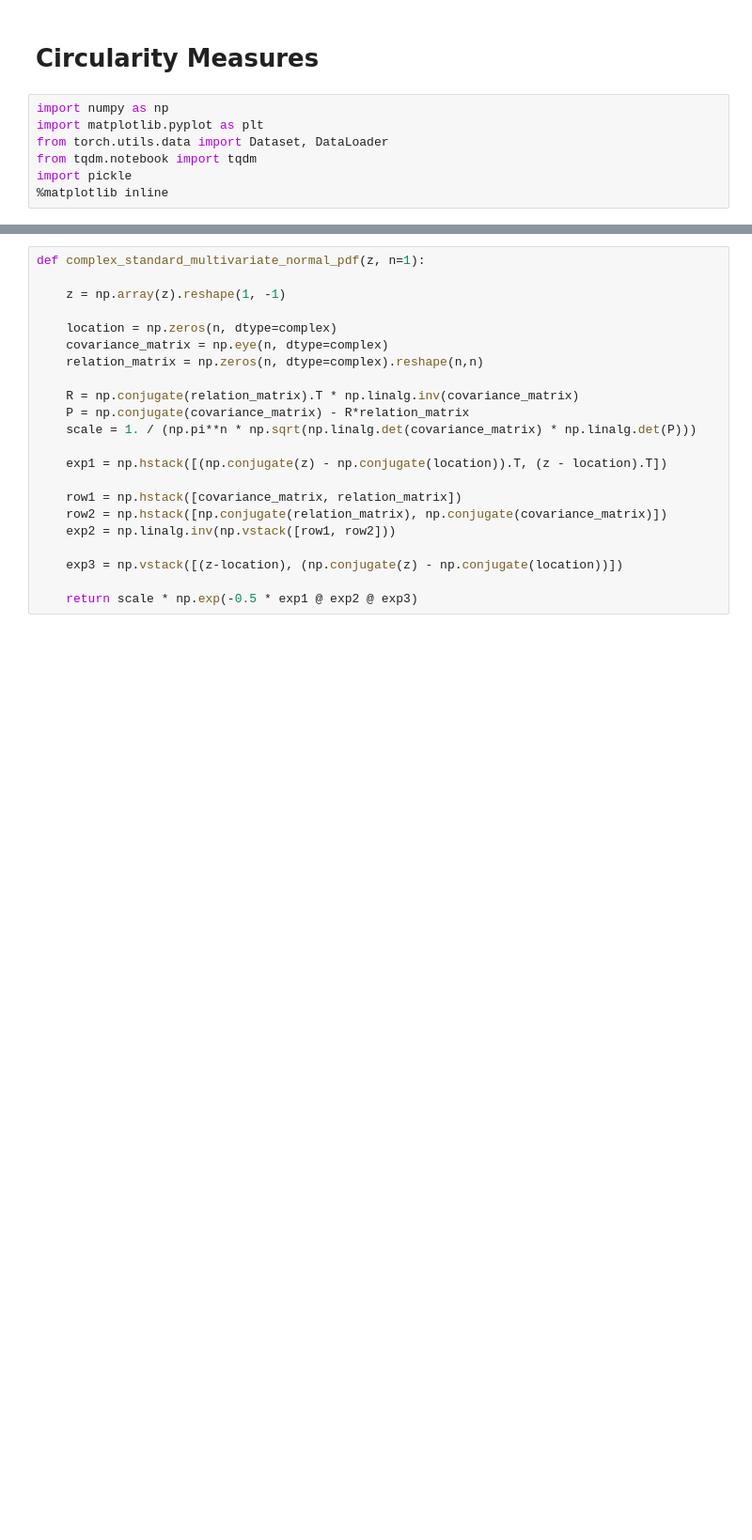
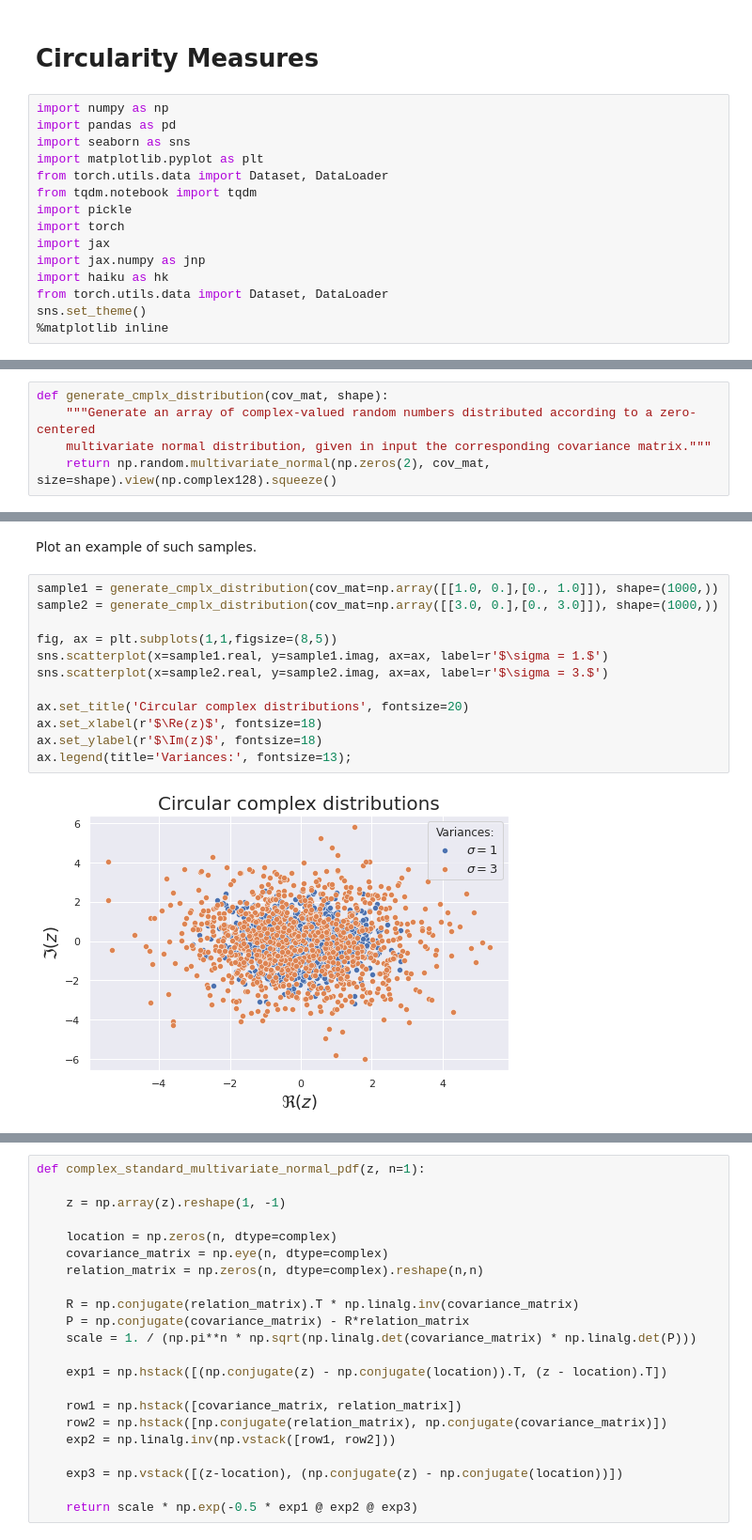
Before and after one commit to MattiaPujatti/complex-valued-deep-learning-for-condition-monitoring, a Jupyter notebook: Circularity_Measures.ipynb, the cells around one changed output, grey strips where cells are left out. Shown at 94% size. Drawn from its saved outputs; the diff is of its cells as text; blank space fills up the shorter version.

Commit message:
Updated circularity notebook

```diff
--- a/Circularity_Measures.ipynb
+++ b/Circularity_Measures.ipynb
@@ -2,8 +2,16 @@
 # Circularity Measures
 # %%
 import numpy as np
+import pandas as pd
+import seaborn as sns
 import matplotlib.pyplot as plt
 from torch.utils.data import Dataset, DataLoader
 from tqdm.notebook import tqdm
 import pickle
+import torch
+import jax
+import jax.numpy as jnp
+import haiku as hk
+from torch.utils.data import Dataset, DataLoader
+sns.set_theme()
 %matplotlib inline
@@ -15,0 +90,5 @@ config.update("jax_enable_x64", True)
+# %%
+def generate_cmplx_distribution(cov_mat, shape):
+    """Generate an array of complex-valued random numbers distributed according to a zero-centered
+    multivariate normal distribution, given in input the corresponding covariance matrix."""
+    return np.random.multivariate_normal(np.zeros(2), cov_mat, size=shape).view(np.complex128).squeeze()
@@ -15,0 +168,16 @@ config.update("jax_enable_x64", True)
+# %% [markdown]
+Plot an example of such samples.
+# %%
+sample1 = generate_cmplx_distribution(cov_mat=np.array([[1.0, 0.],[0., 1.0]]), shape=(1000,))
+sample2 = generate_cmplx_distribution(cov_mat=np.array([[3.0, 0.],[0., 3.0]]), shape=(1000,))
+
+fig, ax = plt.subplots(1,1,figsize=(8,5))
+sns.scatterplot(x=sample1.real, y=sample1.imag, ax=ax, label=r'$\sigma = 1.$')
+sns.scatterplot(x=sample2.real, y=sample2.imag, ax=ax, label=r'$\sigma = 3.$')
+
+ax.set_title('Circular complex distributions', fontsize=20)
+ax.set_xlabel(r'$\Re(z)$', fontsize=18)
+ax.set_ylabel(r'$\Im(z)$', fontsize=18)
+ax.legend(title='Variances:', fontsize=13);
+# %% [output]
+[figure, added]
```
Also changed, not shown: parts of 73 cells of this notebook, 11 other files.
